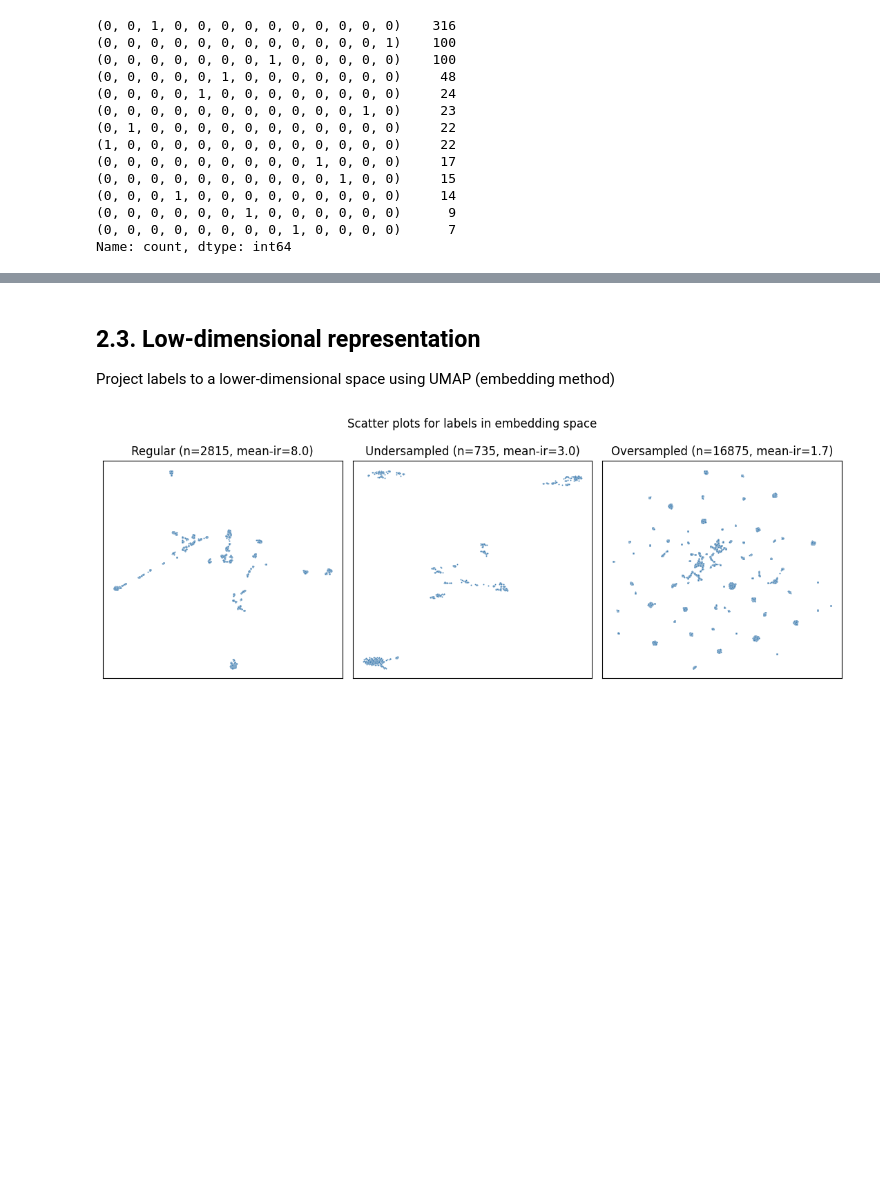
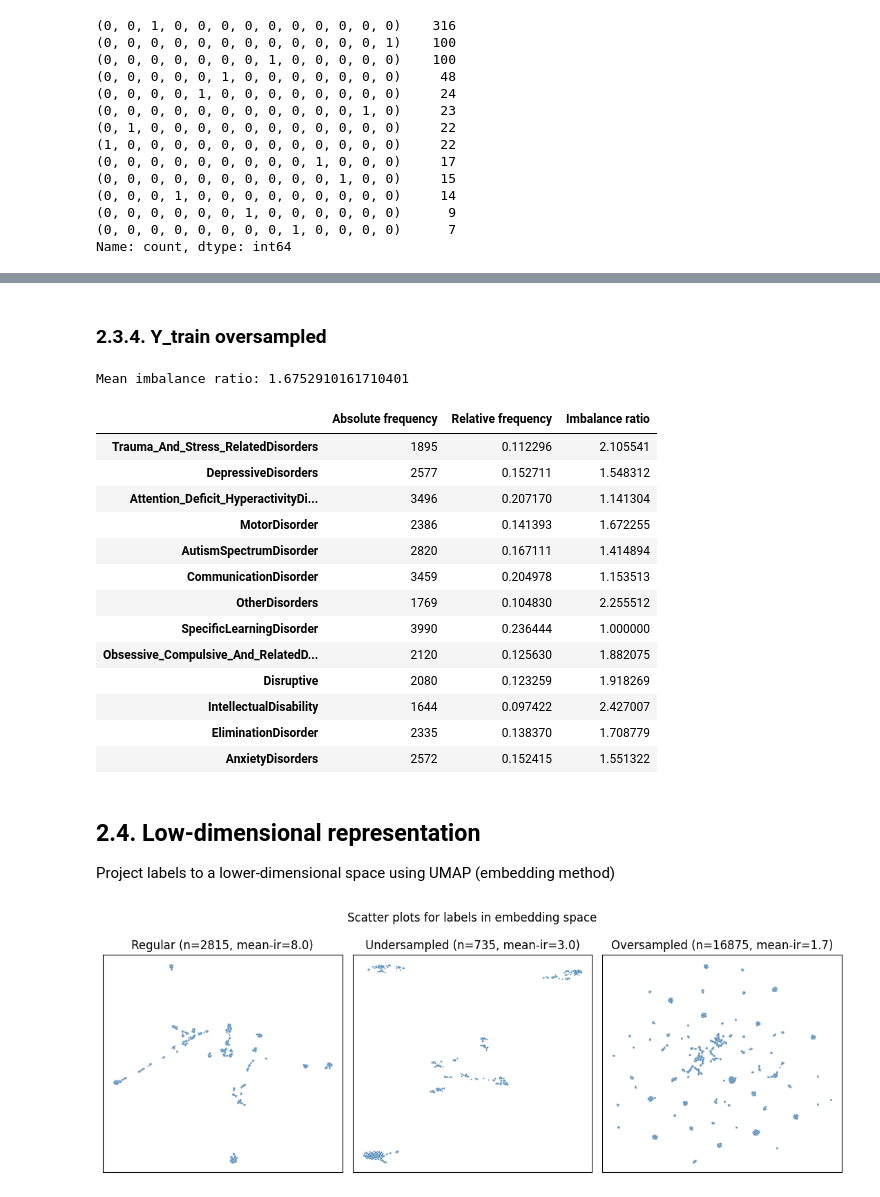
Before and after one commit to damian-jazz/comorbidity_prediction, a Jupyter notebook: data_inspection.ipynb, the cells around one changed output, grey strips where cells are left out. Cells and saved outputs as stored; diff of their text form; code cells hidden in the pictures; blank space fills up the shorter version.

```diff
--- a/data_inspection.ipynb
+++ b/data_inspection.ipynb
@@ -116,5 +189,28 @@ Name: count, dtype: int64
+# %% [markdown]
+### 2.3.4. Y_train oversampled
+# %%
+X_over, Y_over = generate_oversampled_set(X_train, Y_train)
+label_stats, mean_ir = generate_label_stats(Y_over, True)
+print(f"Mean imbalance ratio: {mean_ir}")
+label_stats
+# %% [output]
+Mean imbalance ratio: 1.6752910161710401
+|  | Absolute frequency | Relative frequency | Imbalance ratio |
+| Trauma_And_Stress_RelatedDisorders | 1895 | 0.112296 | 2.105541 |
+| DepressiveDisorders | 2577 | 0.152711 | 1.548312 |
+| Attention_Deficit_HyperactivityDi... | 3496 | 0.207170 | 1.141304 |
+| MotorDisorder | 2386 | 0.141393 | 1.672255 |
+| AutismSpectrumDisorder | 2820 | 0.167111 | 1.414894 |
+| CommunicationDisorder | 3459 | 0.204978 | 1.153513 |
+| OtherDisorders | 1769 | 0.104830 | 2.255512 |
+| SpecificLearningDisorder | 3990 | 0.236444 | 1.000000 |
+| Obsessive_Compulsive_And_RelatedD... | 2120 | 0.125630 | 1.882075 |
+| Disruptive | 2080 | 0.123259 | 1.918269 |
+| IntellectualDisability | 1644 | 0.097422 | 2.427007 |
+| EliminationDisorder | 2335 | 0.138370 | 1.708779 |
+| AnxietyDisorders | 2572 | 0.152415 | 1.551322 |
 # %% [markdown]
-## 2.3. Low-dimensional representation
+## 2.4. Low-dimensional representation
 Project labels to a lower-dimensional space using UMAP (embedding method)
 # %%
 plot_umap_combined(X, Y, 'morphometric_dataset')
```
Also changed, not shown: parts of 9 cells of this notebook.
